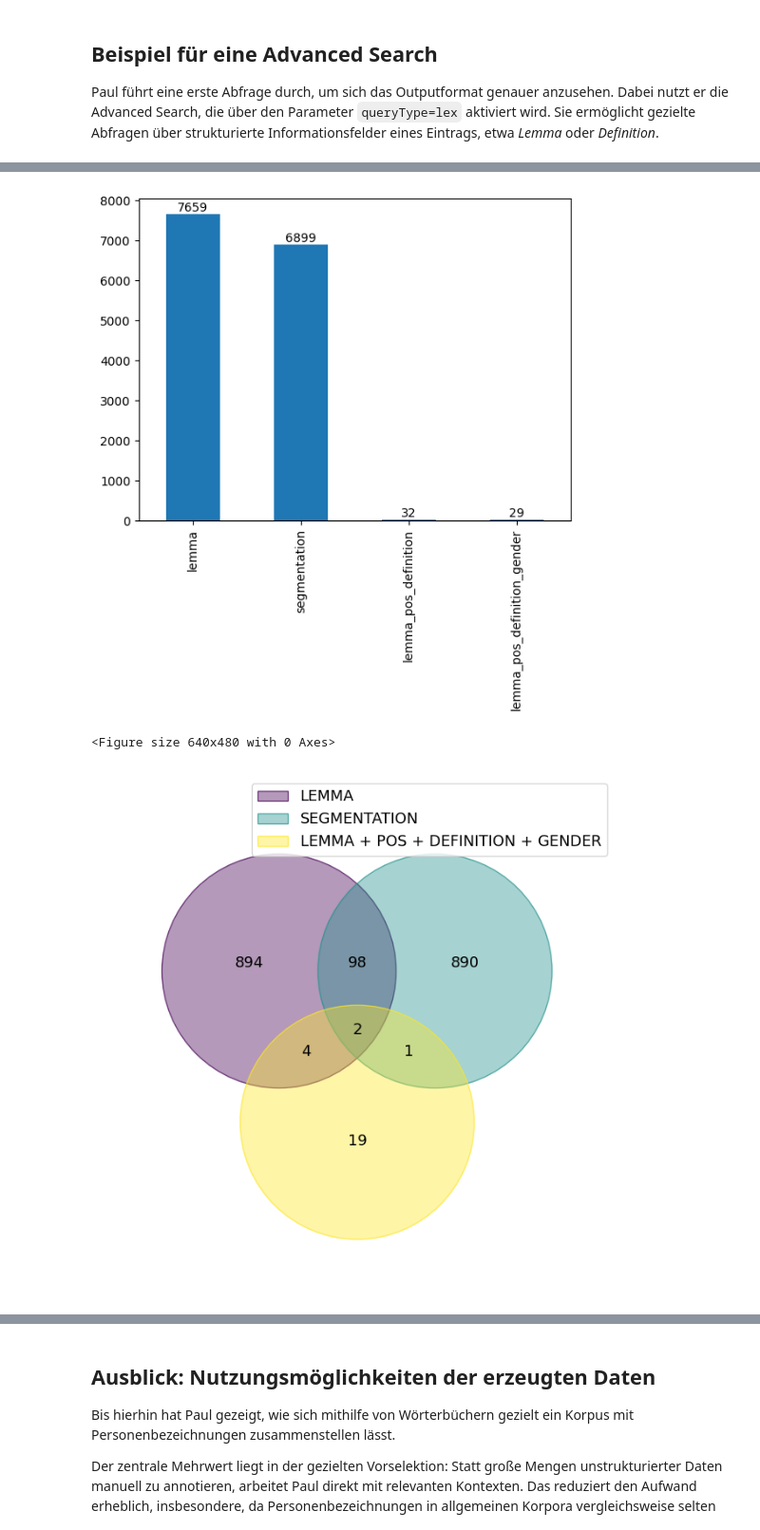
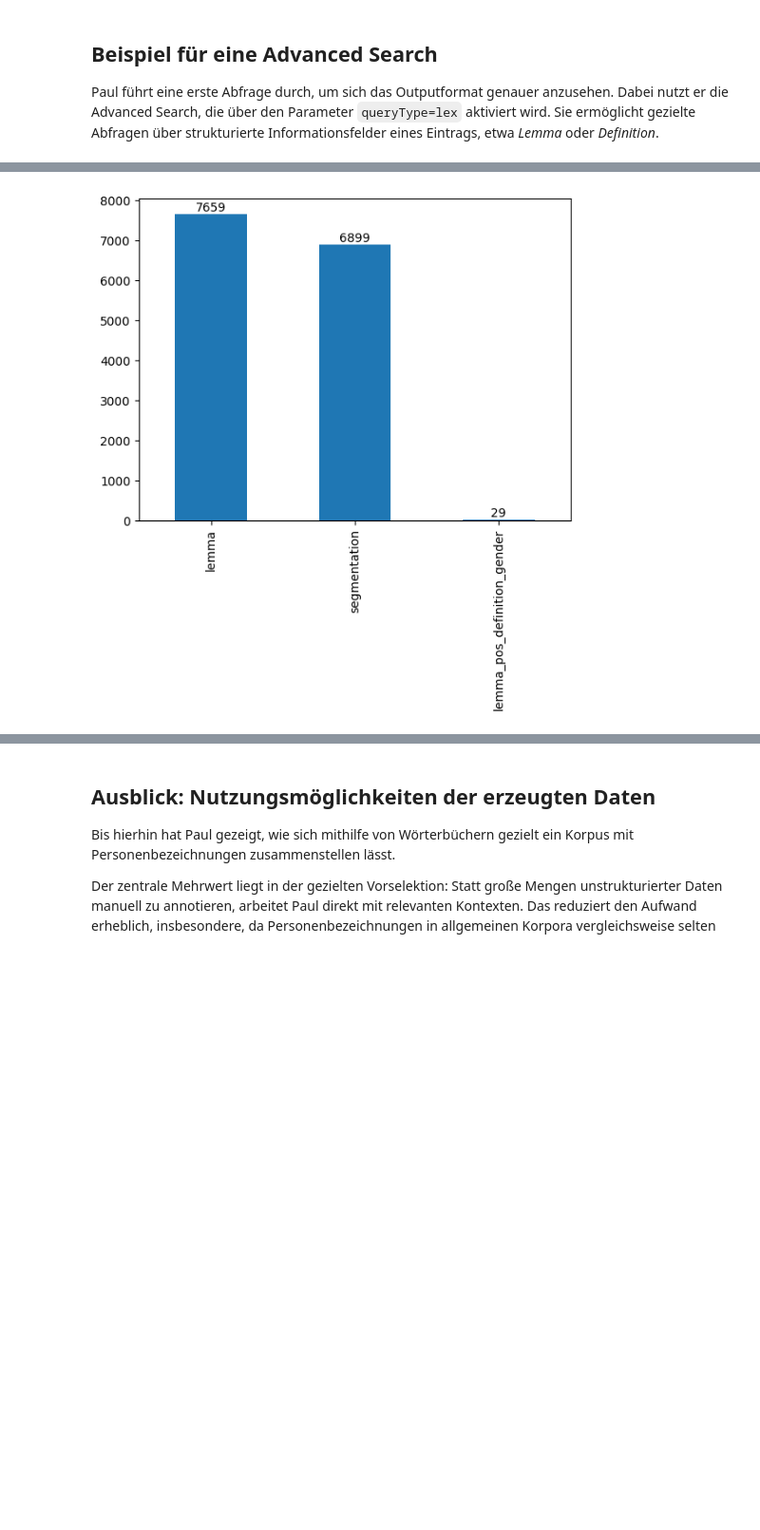
Before and after one commit to notesjor/IDS.OWID.JupyterNotebook, a Jupyter notebook: content/TextPlus/Plenary2026/FCS_query.ipynb, the cells around one changed output, grey strips where cells are left out. Shown at 95% size. Cells and saved outputs as stored; diff of their text form; code cells hidden in the pictures; blank space fills up the shorter version.

Commit message:
// Plenary2026/FCS_query.ipynb

```diff
--- a/content/TextPlus/Plenary2026/FCS_query.ipynb
+++ b/content/TextPlus/Plenary2026/FCS_query.ipynb
@@ -327,24 +328,21 @@ queries_movierung = {
     # 1. Formale Lemma-Suche (Welche Lemmata beinhalten die Sequenz '-in'?)
 
     'segmentation': 'segmentation = "|rin" OR segmentation = "|tin" OR segmentation = "|gin" OR segmentation = "|min" OR segmentation = "|sin" OR segmentation = "|chin" OR segmentation = "|fin" OR segmentation = "|phin"',
-    # 2. Fokus auf Movierungsmöglichkeiten auf Grundlage der Silbentrennung (s. Nübling & Rosar, 2025)
-
-    'lemma_pos_definition': 'lemma = *in AND pos = NOUN AND (definition = Person OR definition = Mensch OR definition = Frau)',
-    # 3. Erweiterung um Wortart und Definition
+    # 2. Fokus auf mögliche Movierungssuffixe auf Grundlage der Silbentrennung (s. Nübling & Rosar, 2025: "Ist sie Anfänger oder Anfängerin?")
 
     'lemma_pos_definition_gender': 'lemma = *in AND pos = NOUN AND (definition = Person OR definition = Mensch OR definition = Frau) AND gender = Fem',
-    # 4. Erweiterung um grammatisches Genus
+    # 3. Erweiterung um Wortart (Nomen), Definition (Person, Mensch, Frau) und grammatisches Genus (Femininum)
 }
 # %%
 # Für jede formulierte Abfrage wird die Pipeline angewendet
 
-results_movierung = {}
+results_movierung = {} # Pro Query (key) werden die Ergebnisse (value) in ein Dictionary gespeichert
 match_count = {}
 df = pd.DataFrame(columns=['Abfrage', 'Lemmata'])
 
 for label, query in queries_movierung.items():
     print(f'\n--- Abfrage: {label} -> ', end='')
-    root = run_query(base_url_ids, query, "lex", source=['elex'], resource_type='dictionary')
+    root = run_query(base_url_ids, query, queryType='lex', source=['elex'])
     num_records = get_num_records(root)
     lemmas = extract_lemmas(root)
     results_movierung[label] = lemmas
@@ -373,51 +369,18 @@ Paul analysiert dies anhand von Säulen- und Mengendiagrammen. Dafür nutzt er d
 # %%
 # Visualisiert die Anzahl der Matches pro Abfrage (Säulendiagramm)
 def plot_bar(sizes, filename, save_plot=False):
+    """
+    Diese Funktion visualisiert die Anzahl der Matches pro Abfrage mit einem Säulendiagramm.
+    """
     ax = pd.Series(sizes).plot(kind='bar')
     for i, v in enumerate(sizes.values()):
         ax.text(i, v, str(v), ha='center', va='bottom')
     if save_plot:
         plt.savefig(filename, dpi=300, bbox_inches='tight')
 
-# Visualisiert die Anzahl der gemeinsamen Matches unter den verschiedenen Abfragen (Mengendiagramm)
-def plot_venn(sets, filename, save_plot=False):
-    plt.figure()
-    venn.venn(sets)
-    if save_plot:
-        plt.savefig(filename, dpi=300, bbox_inches='tight')
-
-# Exportiert Types pro Abfrage
-def export_sets(set1, set2, filename):
-    df = pd.DataFrame({
-    'union': pd.Series(list(set1 & set2)),
-    'only_lemma_query': pd.Series(list(set1 - set2)),
-    'only_segmentation_query': pd.Series(list(set2 - set1))
-    })
-    df.to_csv(filename, index=False)
-
-# Vollständige Pipeline zur Visualisierung
-def plot_stats(results, counts):
-    sizes = counts
-
-    venn_sets = {
-        'LEMMA': set(results['lemma']),
-        'SEGMENTATION': set(results['segmentation']),
-        'LEMMA + POS + DEFINITION + GENDER': set(results['lemma_pos_definition_gender'])
-    }
-
-    set1, set2, set3 = venn_sets.values()
-
-    plot_bar(sizes, filename='matches_per_query.png', save_plot=True)
-    plot_venn(venn_sets, filename='venn_plot.png', save_plot=True)
-    export_sets(set1, set2, filename='lemma_segmentation_comparison.csv')
-
-    return set1, set2, set3
-
-plot_stats(results_movierung, match_count);
+plot_bar(match_count, 'movierte_feminina.csv');
 # %% [output]
-[figure, old version]
+[figure, new version]
-<Figure size 640x480 with 0 Axes>
-[figure, removed]
 # %% [markdown]
 ## Ergebnissanalyse
 
```
Also changed, not shown: parts of 23 cells of this notebook.
